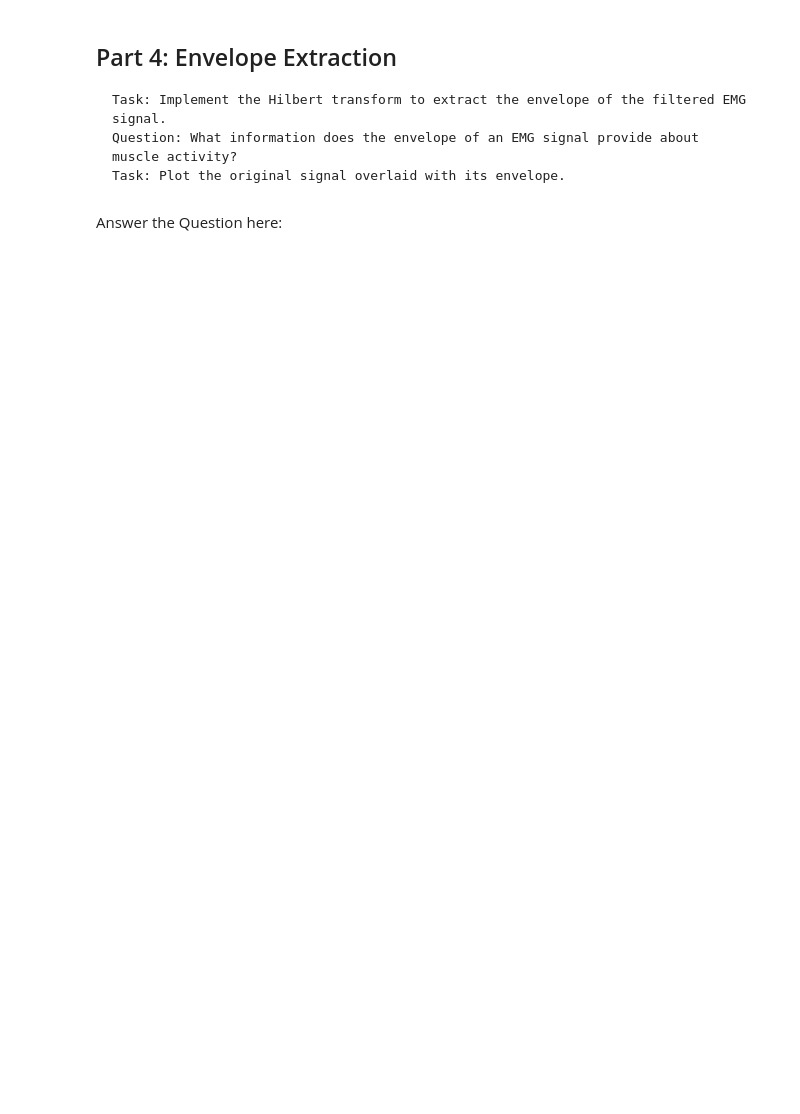
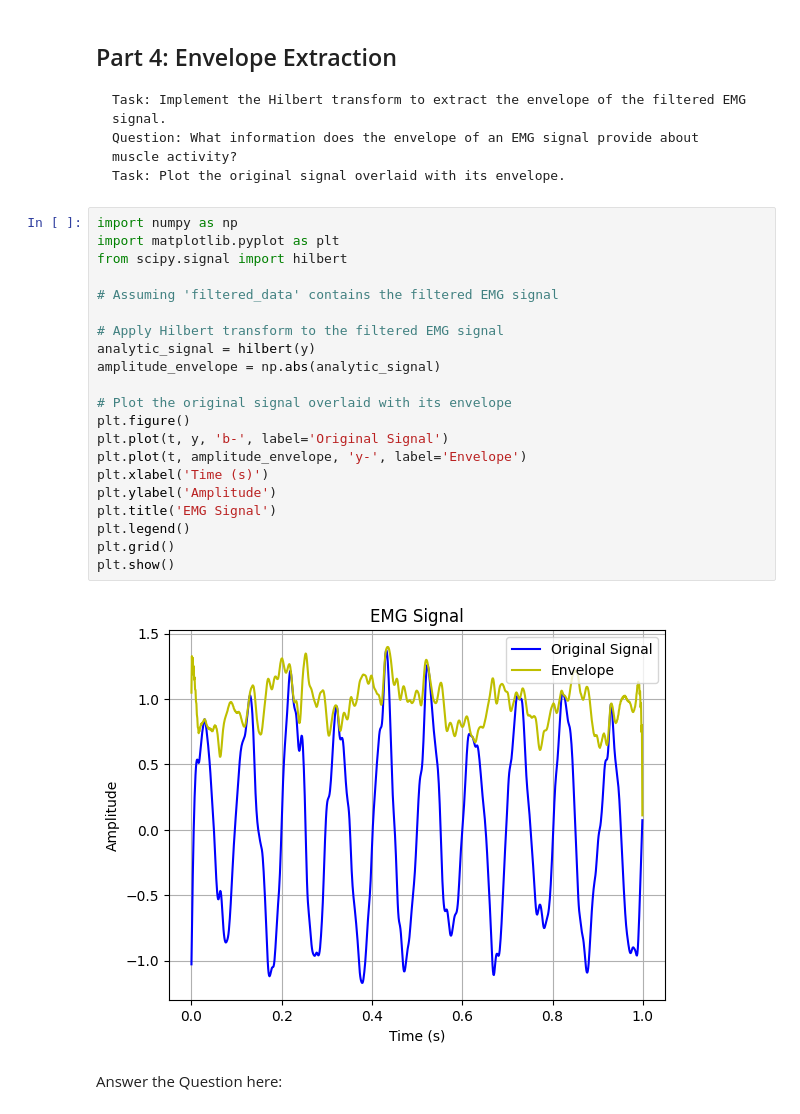
Before and after one commit to ElectronicsClub-IITK/EMG-Controlled-Shooting-Game, a Jupyter notebook: Week_2/EMG Signal Processing Assignment.ipynb, the cells around one changed output. Cells and saved outputs as stored; diff of their text form; blank space fills up the shorter version.

```diff
--- a/Week_2/EMG Signal Processing Assignment.ipynb
+++ b/Week_2/EMG Signal Processing Assignment.ipynb
@@ -79,6 +155,29 @@ Answer the Question here:
     Task: Implement the Hilbert transform to extract the envelope of the filtered EMG signal.
     Question: What information does the envelope of an EMG signal provide about muscle activity?
     Task: Plot the original signal overlaid with its envelope.
+# %%
+import numpy as np
+import matplotlib.pyplot as plt
+from scipy.signal import hilbert
+
+# Assuming 'filtered_data' contains the filtered EMG signal
+
+# Apply Hilbert transform to the filtered EMG signal
+analytic_signal = hilbert(y)
+amplitude_envelope = np.abs(analytic_signal)
+
+# Plot the original signal overlaid with its envelope
+plt.figure()
+plt.plot(t, y, 'b-', label='Original Signal')
+plt.plot(t, amplitude_envelope, 'y-', label='Envelope')
+plt.xlabel('Time (s)')
+plt.ylabel('Amplitude')
+plt.title('EMG Signal')
+plt.legend()
+plt.grid()
+plt.show()
+# %% [output]
+[figure, added]
 # %% [markdown]
 Answer the Question here:
 # %%
```
Also changed, not shown: parts of 9 cells of this notebook.
